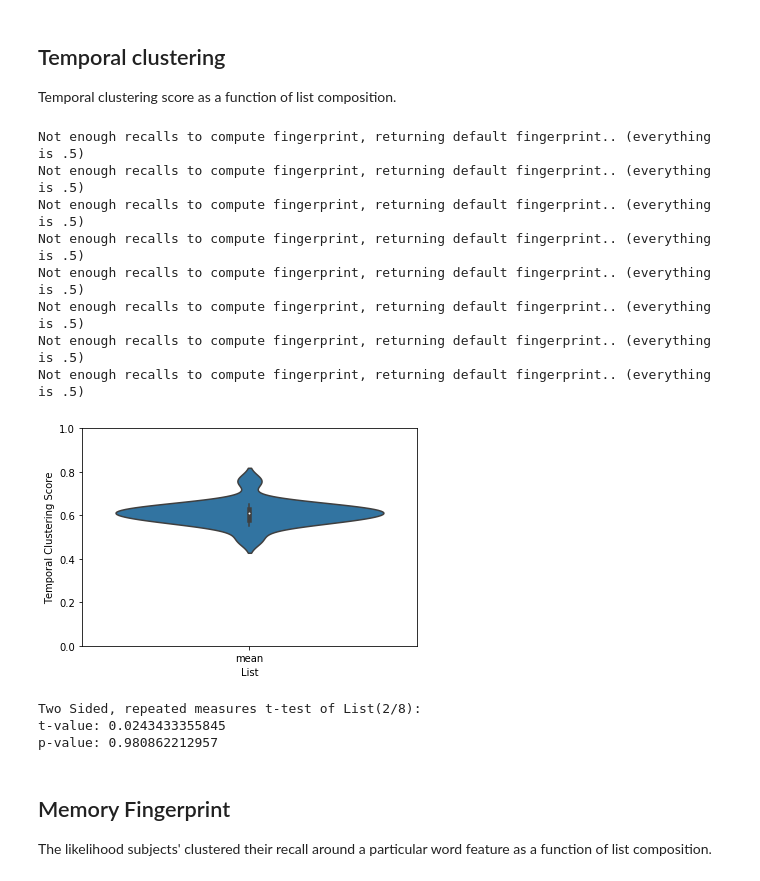
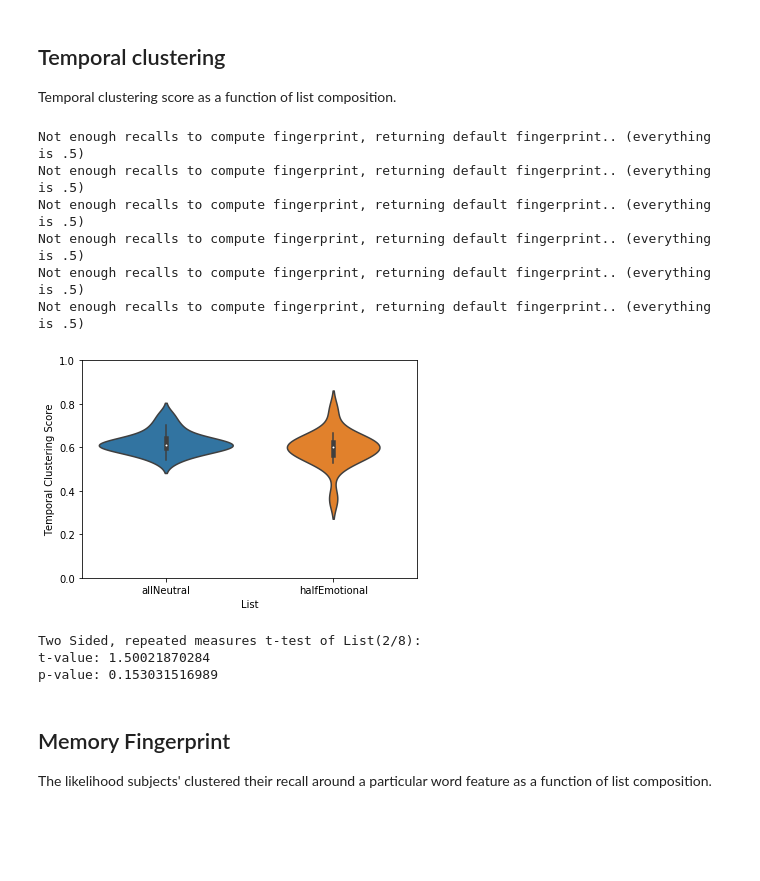
Before and after one commit to memobc/TOTO-tDCS, a Jupyter notebook: analysis/toto-tdcs.ipynb, the cells around one changed output. Saved outputs shown, nothing was run; the diff lists cells and outputs as text; code cells hidden in the pictures; blank space fills up the shorter version.

Commit message:
eeg analysis; tdcs analyses

```diff
--- a/analysis/toto-tdcs.ipynb
+++ b/analysis/toto-tdcs.ipynb
@@ -32,6 +32,13 @@ def read_and_extract_study(f):
     # read in file
     tmp = pd.read_csv(f, sep = "\t")
 
+    # add sessionID column
+    p = re.compile('ses-\d\d') # regular expression pattern object
+    m = p.search(f) # a match object
+    match = m.group() # actual match
+    match = re.search('\d\d', match).group() # just the ## part
+    tmp['sessionID'] = match # assign subjectID the matches
+
     return tmp
 # %%
 # get filenames using glob
@@ -105,6 +112,10 @@ presented_word_features = []
 # for each subject...
 for s in study['subjectID'].unique():
 
+    # forget about subject s004
+    if s == "s004":
+        continue
+
     # all of the data related to the current subject
     cur_sub = study[study['subjectID'] == s]
 
@@ -112,21 +123,27 @@ for s in study['subjectID'].unique():
     lists = []
     lists_features = []
 
-    # for each list...
-    for l in cur_sub['listID'].unique():
+    # for each condition ...
+    for c in ["allNeutral", "halfEmotional"]:
 
-        # current list subset of cur_sub data.frame
-        cur_list = cur_sub[cur_sub['listID'] == l]
+        # current subject current condition
+        cur_sub_cur_condition = cur_sub[cur_sub['Condition'] == c]
 
-        # the words presented on this list
-        words = list(cur_list['Word'])
+        # for each list...
+        for l in cur_sub_cur_condition['listID'].unique():
 
-        # force lowercase
-        words = map(str.lower, words)
+            # current list subset of cur_sub data.frame
+            cur_list = cur_sub_cur_condition[cur_sub_cur_condition['listID'] == l]
 
-        # append
-        lists.append(words)
-        lists_features.append(cur_list[['EmotionCategory']].to_dict(orient='records'))
+            # the words presented on this list
+            words = list(cur_list['Word'])
+
+            # force lowercase
+            words = map(str.lower, words)
+
+            # append
+            lists.append(words)
+            lists_features.append(cur_list[['EmotionCategory']].to_dict(orient='records'))
 
     # append
     presented_words.append(lists)
@@ -184,7 +229,7 @@ for s in study['subjectID'].unique():
 egg = q.Egg(pres=presented_words, rec=recalled_words, features=presented_word_features)
 
 # remove subjects who haven't been scored yet
-egg = q.crack_egg(egg, subjects=range(18))
+egg = q.crack_egg(egg, subjects=range(17))
 
 # information about the egg
 egg.info()
@@ -316,21 +367,19 @@ ax = q.plot(lagcrp)
 
 Temporal clustering score as a function of list composition.
 # %%
-temporal = q.analyze(egg, analysis='temporal', listgroup=['mean']*16)
+temporal = q.analyze(egg, analysis='temporal', listgroup=['allNeutral']*8 + ['halfEmotional']*8)
 ax = q.plot(temporal, plot_style="violin" , ylim=[0,1])
 # %% [output]
 Not enough recalls to compute fingerprint, returning default fingerprint.. (everything is .5)
 Not enough recalls to compute fingerprint, returning default fingerprint.. (everything is .5)
 Not enough recalls to compute fingerprint, returning default fingerprint.. (everything is .5)
 Not enough recalls to compute fingerprint, returning default fingerprint.. (everything is .5)
 Not enough recalls to compute fingerprint, returning default fingerprint.. (everything is .5)
 Not enough recalls to compute fingerprint, returning default fingerprint.. (everything is .5)
-Not enough recalls to compute fingerprint, returning default fingerprint.. (everything is .5)
-Not enough recalls to compute fingerprint, returning default fingerprint.. (everything is .5)
-[figure, old version]
+[figure, new version]
 # %%
 # repeated measures ttest
-t, p = stats.ttest_rel(temporal.xs('2', level='List'), temporal.xs('8', level='List'), nan_policy='omit')
+t, p = stats.ttest_rel(temporal.xs('allNeutral', level='List'), temporal.xs('halfEmotional', level='List'), nan_policy='omit')
 
 # t and p values
 print('Two Sided, repeated measures t-test of List(2/8):')
@@ -338,8 +387,8 @@ print('t-value: ' + str(t[0]))
 print('p-value: ' + str(p[0]))
 # %% [output]
 Two Sided, repeated measures t-test of List(2/8):
-t-value: 0.0243433355845
-p-value: 0.980862212957
+t-value: 1.50021870284
+p-value: 0.153031516989
 # %% [markdown]
 ## Memory Fingerprint
 
```
Also changed, not shown: parts of 17 cells of this notebook, 4 other files.
